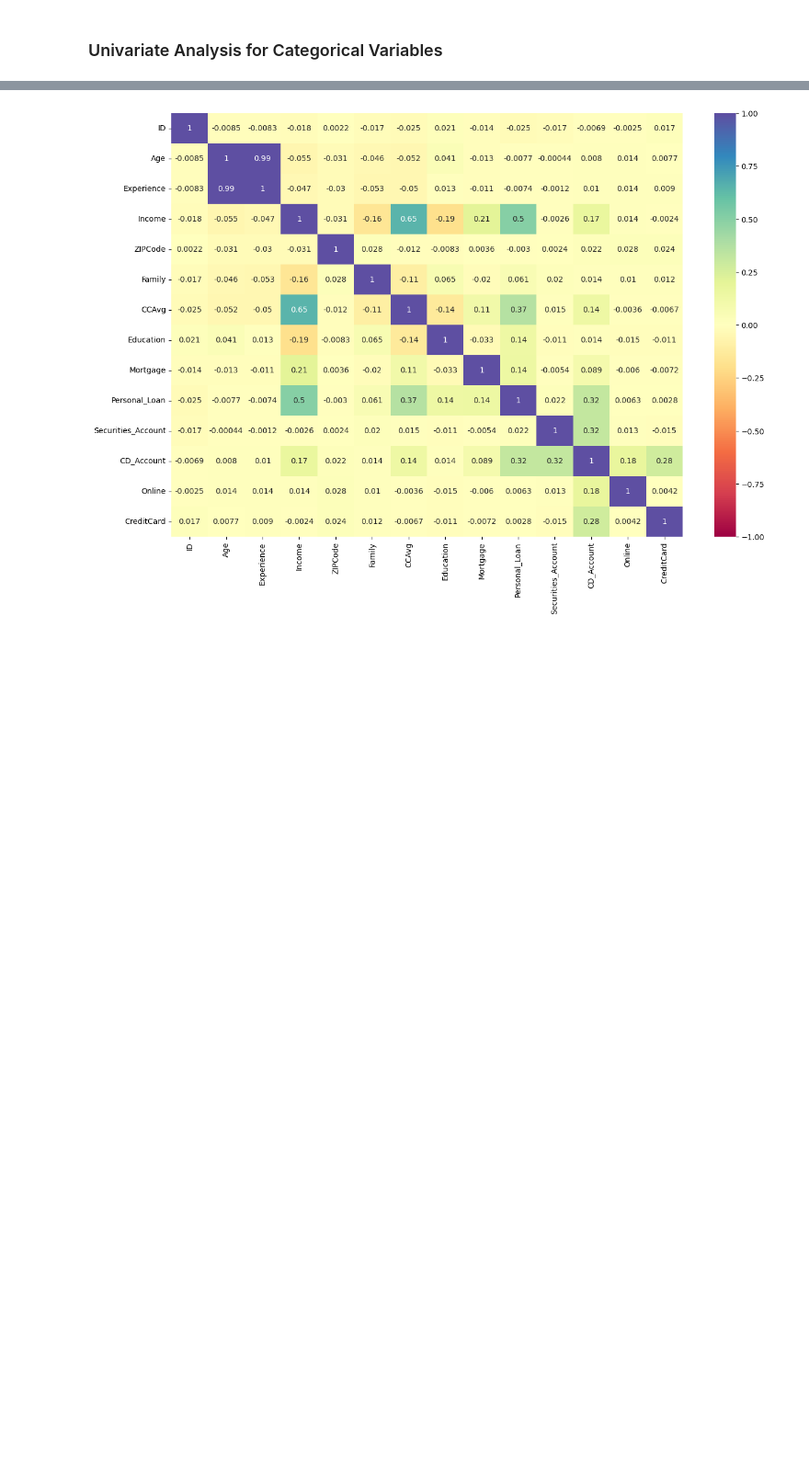
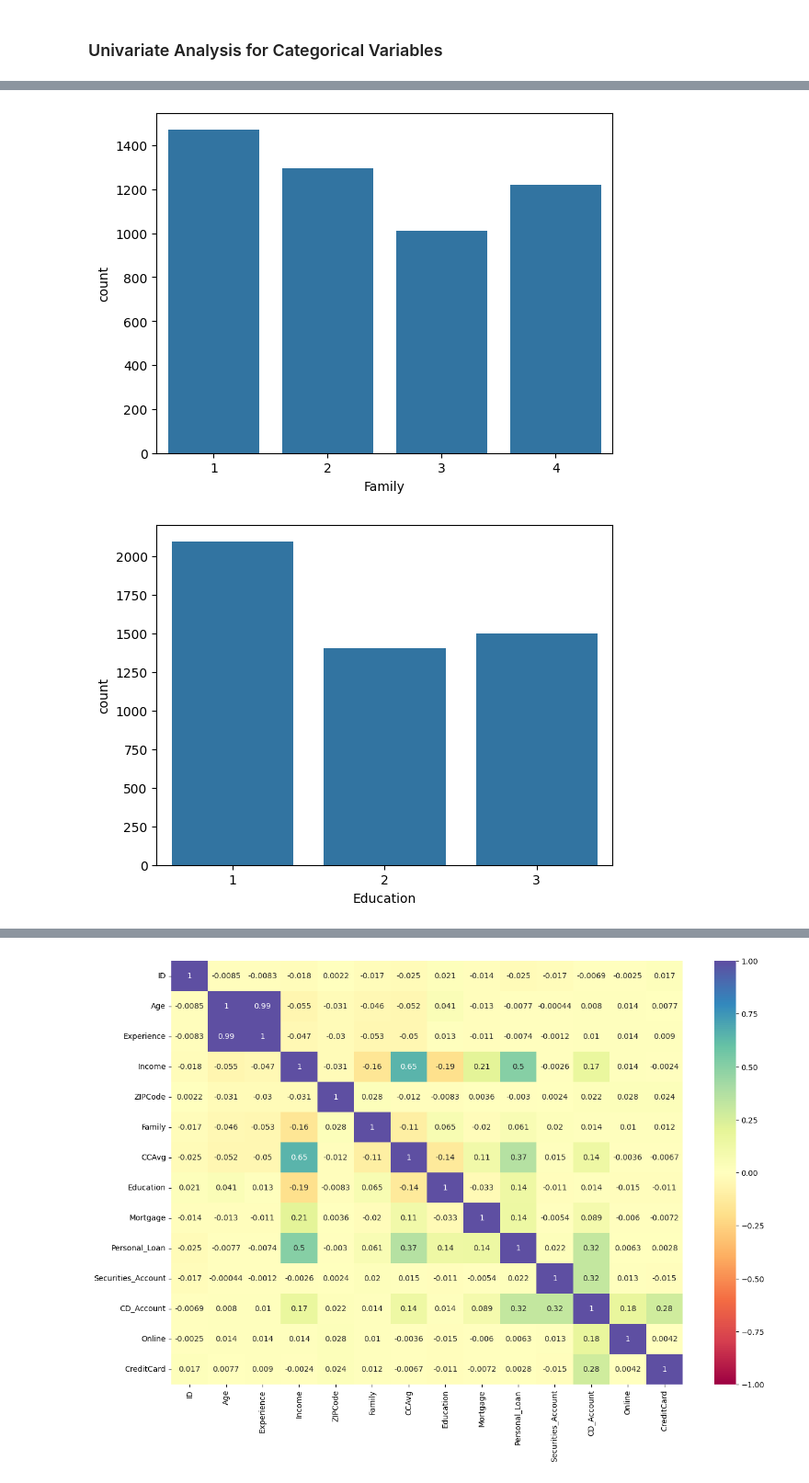
Before and after one commit to nirajguru/machine-learning-projects, a Jupyter notebook: personal-loan-compaign/notebook/loan-compaign-solution-niraj.ipynb, the cells around one changed output, grey strips where cells are left out. Shown at 92% size. Cells and saved outputs as stored; diff of their text form; code cells hidden in the pictures; blank space fills up the shorter version.

```diff
--- a/personal-loan-compaign/notebook/loan-compaign-solution-niraj.ipynb
+++ b/personal-loan-compaign/notebook/loan-compaign-solution-niraj.ipynb
@@ -242,0 +219,8 @@ AttributeError: Rectangle.set() got an unexpected keyword argument 'ci'
+# %%
+# Plotting categorical variables
+for col in categorical_columns:
+    sns.countplot(x=df[col])
+    plt.show()
+# %% [output]
+[figure, added]
+[figure, added]
```
Also changed, not shown: parts of 60 cells of this notebook.
